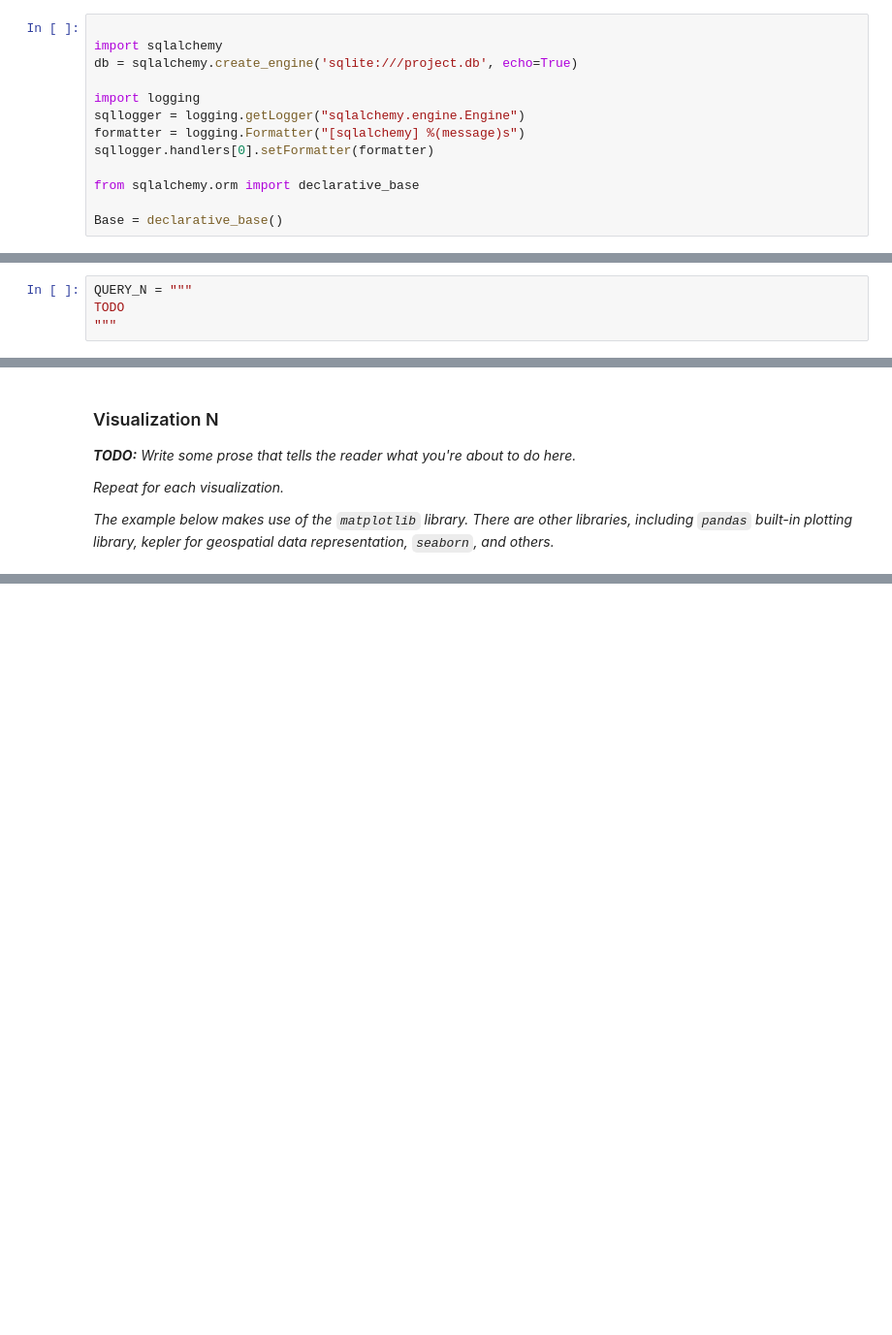
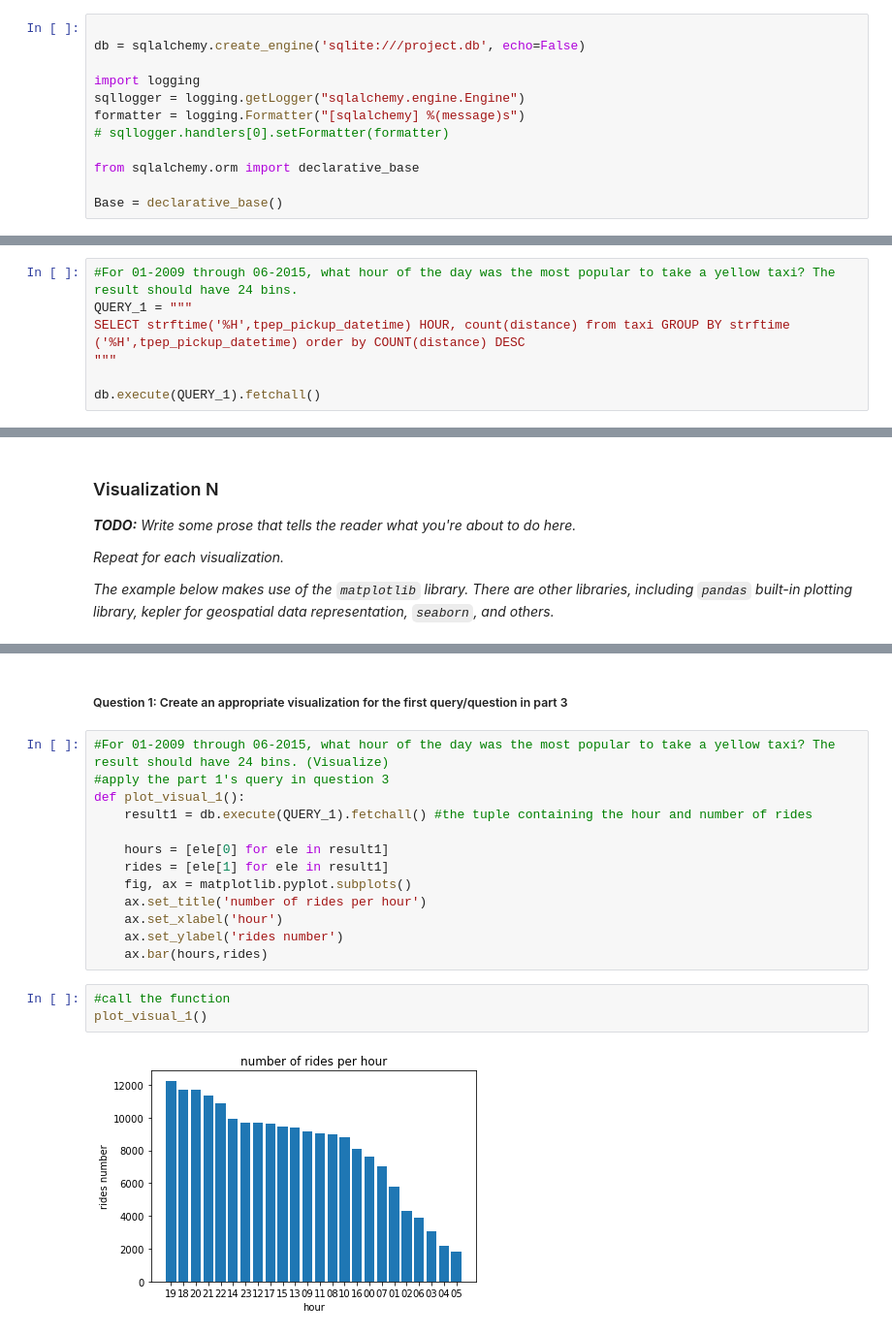
Before and after one commit to WeijianShi/4501-Project, a Jupyter notebook: WS & SJ final project.ipynb, the cells around one changed output, grey strips where cells are left out. Shown at 97% size. Drawn from its saved outputs; the diff is of its cells as text; blank space fills up the shorter version.

```diff
--- a/WS & SJ final project.ipynb
+++ b/WS & SJ final project.ipynb
@@ -469,13 +448,12 @@ hourly_weather_data, daily_weather_data = load_and_clean_weather_data()
 _Write some prose that tells the reader what you're about to do here._
 # %%
 
-import sqlalchemy
-db = sqlalchemy.create_engine('sqlite:///project.db', echo=True)
+db = sqlalchemy.create_engine('sqlite:///project.db', echo=False)
 
 import logging
 sqllogger = logging.getLogger("sqlalchemy.engine.Engine")
 formatter = logging.Formatter("[sqlalchemy] %(message)s")
-sqllogger.handlers[0].setFormatter(formatter)
+# sqllogger.handlers[0].setFormatter(formatter)
 
 from sqlalchemy.orm import declarative_base
 
@@ -687,4 +638,7 @@ _Repeat for each query_
 # %%
-QUERY_N = """
-TODO
+#For 01-2009 through 06-2015, what hour of the day was the most popular to take a yellow taxi? The result should have 24 bins.
+QUERY_1 = """
+SELECT strftime('%H',tpep_pickup_datetime) HOUR, count(distance) from taxi GROUP BY strftime ('%H',tpep_pickup_datetime) order by COUNT(distance) DESC
 """
+
+db.execute(QUERY_1).fetchall()
@@ -1209,0 +877,20 @@ result = {'2009-01': Index(['vendor_name', 'Trip_Pickup_DateTime', 'Trip_Dropoff
+# %% [markdown]
+##### Question 1: Create an appropriate visualization for the first query/question in part 3
+# %%
+#For 01-2009 through 06-2015, what hour of the day was the most popular to take a yellow taxi? The result should have 24 bins. (Visualize)
+#apply the part 1's query in question 3
+def plot_visual_1():
+    result1 = db.execute(QUERY_1).fetchall() #the tuple containing the hour and number of rides
+
+    hours = [ele[0] for ele in result1]
+    rides = [ele[1] for ele in result1]
+    fig, ax = matplotlib.pyplot.subplots()
+    ax.set_title('number of rides per hour')
+    ax.set_xlabel('hour')
+    ax.set_ylabel('rides number')
+    ax.bar(hours,rides)
+# %%
+#call the function
+plot_visual_1()
+# %% [output]
+[figure, added]
```
Also changed, not shown: parts of 57 cells of this notebook, 3 other files.
